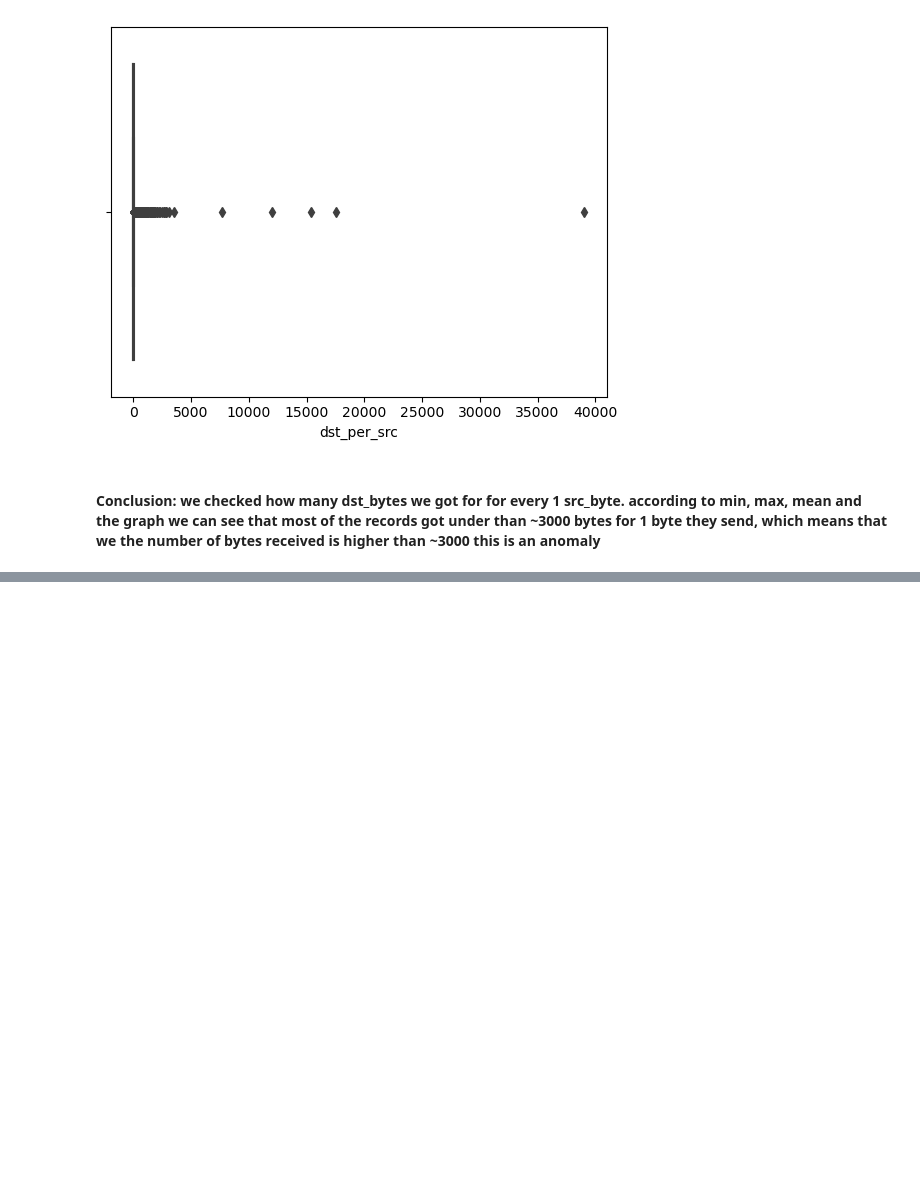
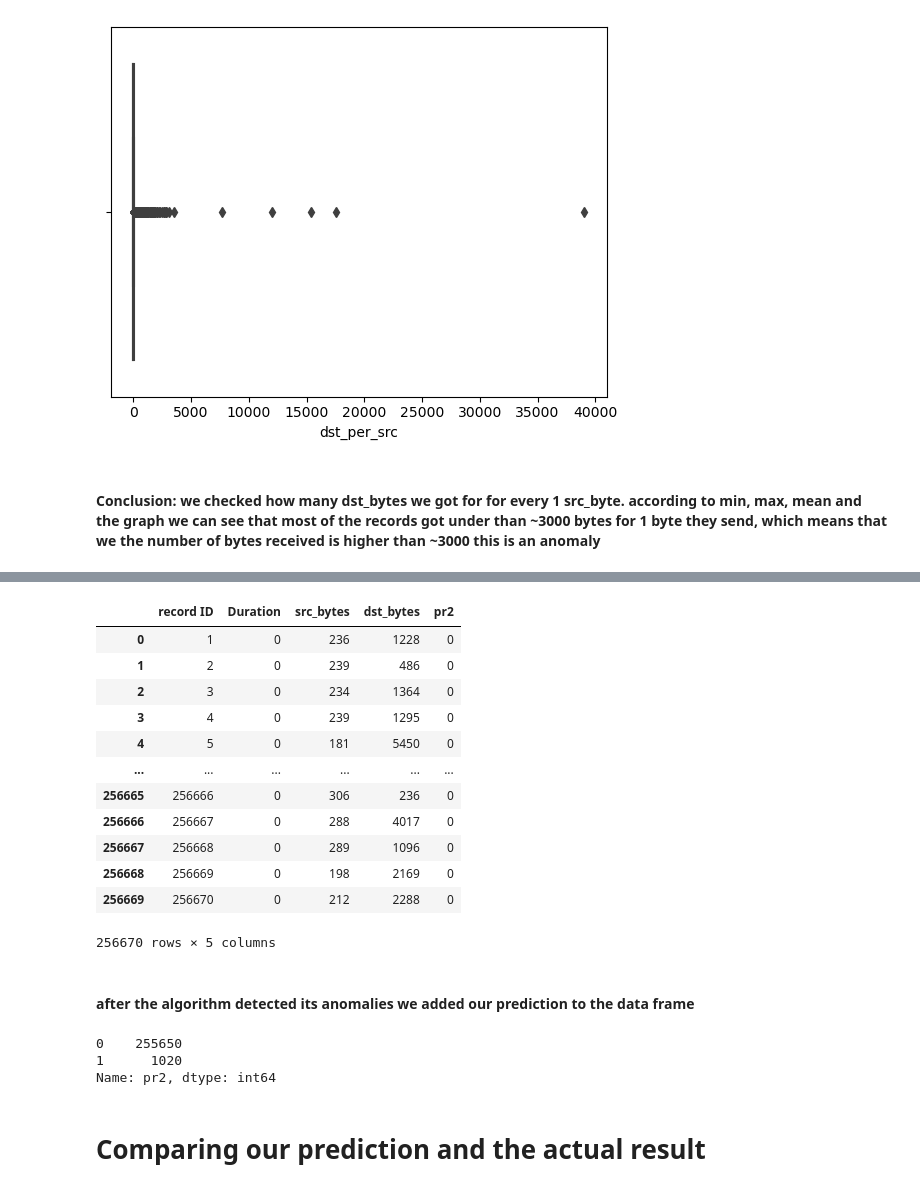
Before and after one commit to michaelMatve/Network_traffic_anomalies_detection, a Jupyter notebook: data_explortion.ipynb, the cells around one changed output, grey strips where cells are left out. Drawn from its saved outputs; the diff is of its cells as text; code cells hidden in the pictures; blank space fills up the shorter version.

```diff
--- a/data_explortion.ipynb
+++ b/data_explortion.ipynb
@@ -260,0 +304,5 @@ sns.boxplot(x='dst_per_src', data = mydataset)
+# %%
+upper_limit = df['src_bytes'].mean() + 3*df['src_bytes'].std()
+lower_limit = df['src_bytes'].mean() - 3*df['src_bytes'].std()
+print(f"upper limit: {upper_limit}")
+print(f"lower limit: {lower_limit}")
@@ -260,0 +358,18 @@ sns.boxplot(x='dst_per_src', data = mydataset)
+# %%
+df
+# %% [output]
+|  | record ID | Duration | src_bytes | dst_bytes | pr2 |
+| 0 | 1 | 0 | 236 | 1228 | 0 |
+| 1 | 2 | 0 | 239 | 486 | 0 |
+| 2 | 3 | 0 | 234 | 1364 | 0 |
+| 3 | 4 | 0 | 239 | 1295 | 0 |
+| 4 | 5 | 0 | 181 | 5450 | 0 |
+| ... | ... | ... | ... | ... | ... |
+| 256665 | 256666 | 0 | 306 | 236 | 0 |
+| 256666 | 256667 | 0 | 288 | 4017 | 0 |
+| 256667 | 256668 | 0 | 289 | 1096 | 0 |
+| 256668 | 256669 | 0 | 198 | 2169 | 0 |
+| 256669 | 256670 | 0 | 212 | 2288 | 0 |
+256670 rows × 5 columns
+# %% [markdown]
+#### after the algorithm detected its anomalies we added our prediction to the data frame
@@ -260,0 +380,8 @@ sns.boxplot(x='dst_per_src', data = mydataset)
+# %%
+ans_df['pr2'].value_counts()
+# %% [output]
+0    255650
+1      1020
+Name: pr2, dtype: int64
+# %% [markdown]
+# Comparing our prediction and the actual result
```
Also changed, not shown: parts of 41 cells of this notebook, 2 other files.
